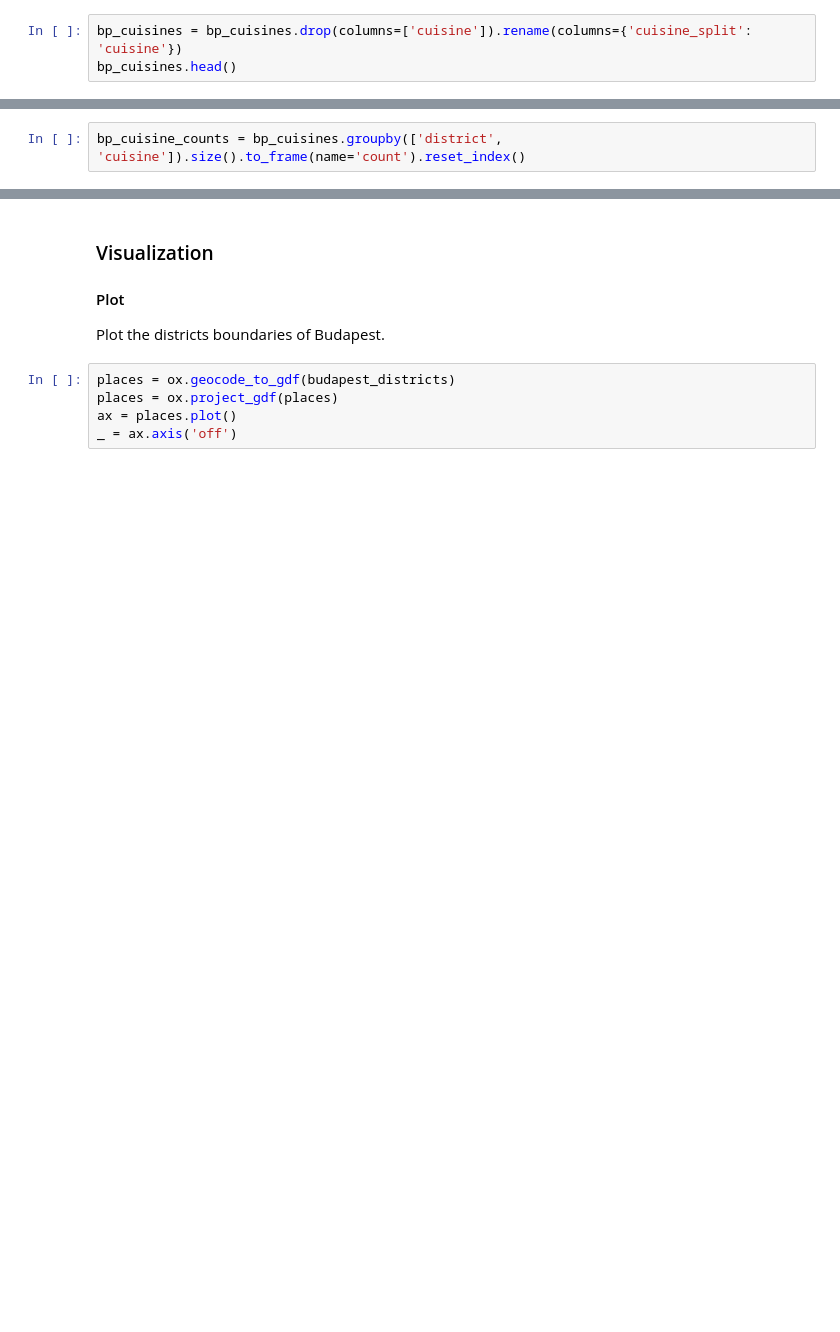
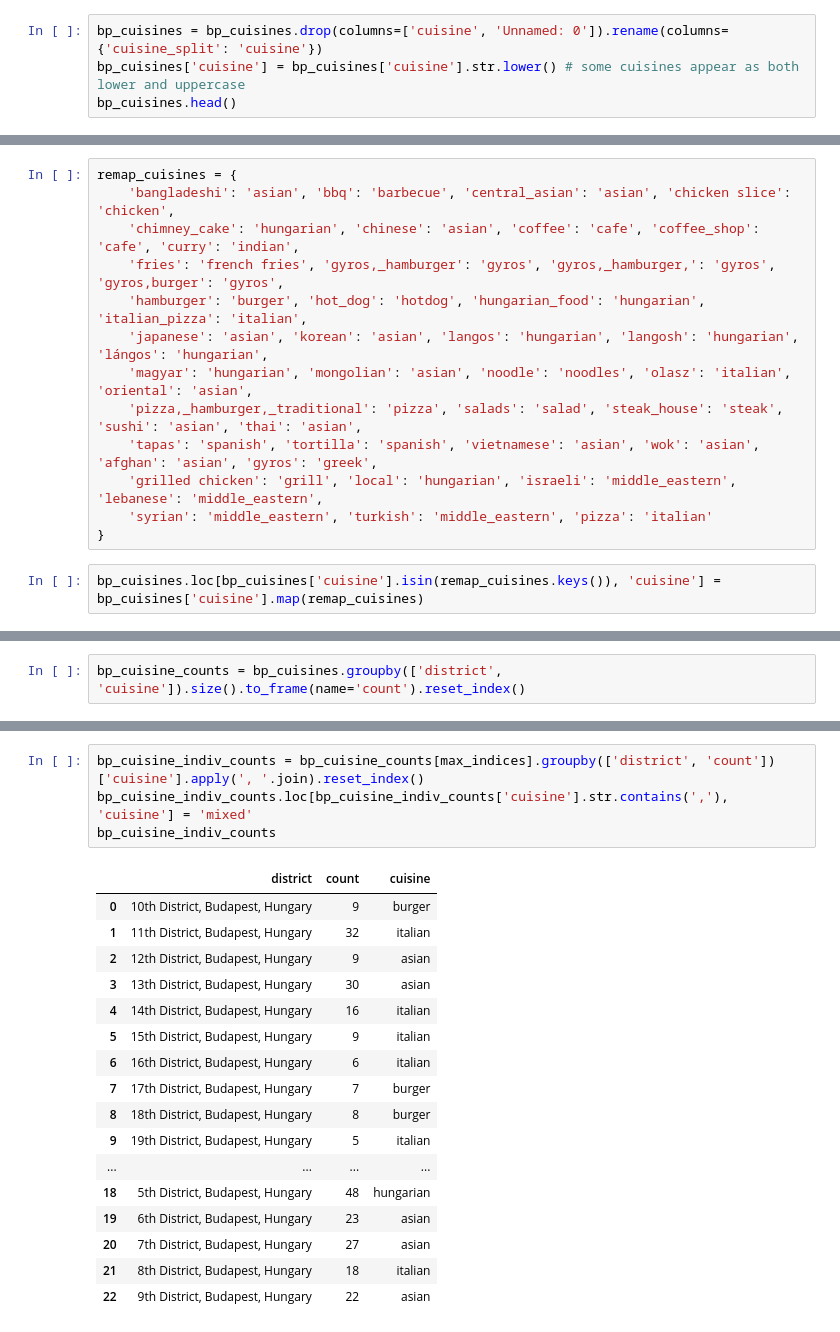
Before and after one commit to szigony/bp-district-restaurants, a Jupyter notebook: budapest-restaurants.ipynb, the cells around one changed output, grey strips where cells are left out. Cells and saved outputs as stored; diff of their text form; blank space fills up the shorter version.

```diff
--- a/budapest-restaurants.ipynb
+++ b/budapest-restaurants.ipynb
@@ -98,7 +112,8 @@ bp_cuisines.head()
 # %% [markdown]
 * I can get rid of the concatenated `cuisine` column and rename the `cuisine_split` column.
 # %%
-bp_cuisines = bp_cuisines.drop(columns=['cuisine']).rename(columns={'cuisine_split': 'cuisine'})
+bp_cuisines = bp_cuisines.drop(columns=['cuisine', 'Unnamed: 0']).rename(columns={'cuisine_split': 'cuisine'})
+bp_cuisines['cuisine'] = bp_cuisines['cuisine'].str.lower() # some cuisines appear as both lower and uppercase
 bp_cuisines.head()
 # %% [output]
 |  | unique_id | district | cuisine |
@@ -119,0 +141,15 @@ There are 1436 different restaurants in the dataset that serve 1854 cuisines alt
+# %%
+remap_cuisines = {
+    'bangladeshi': 'asian', 'bbq': 'barbecue', 'central_asian': 'asian', 'chicken slice': 'chicken',
+    'chimney_cake': 'hungarian', 'chinese': 'asian', 'coffee': 'cafe', 'coffee_shop': 'cafe', 'curry': 'indian',
+    'fries': 'french fries', 'gyros,_hamburger': 'gyros', 'gyros,_hamburger,': 'gyros', 'gyros,burger': 'gyros',
+    'hamburger': 'burger', 'hot_dog': 'hotdog', 'hungarian_food': 'hungarian', 'italian_pizza': 'italian',
+    'japanese': 'asian', 'korean': 'asian', 'langos': 'hungarian', 'langosh': 'hungarian', 'lángos': 'hungarian',
+    'magyar': 'hungarian', 'mongolian': 'asian', 'noodle': 'noodles', 'olasz': 'italian', 'oriental': 'asian',
+    'pizza,_hamburger,_traditional': 'pizza', 'salads': 'salad', 'steak_house': 'steak', 'sushi': 'asian', 'thai': 'asian',
+    'tapas': 'spanish', 'tortilla': 'spanish', 'vietnamese': 'asian', 'wok': 'asian', 'afghan': 'asian', 'gyros': 'greek',
+    'grilled chicken': 'grill', 'local': 'hungarian', 'israeli': 'middle_eastern', 'lebanese': 'middle_eastern',
+    'syrian': 'middle_eastern', 'turkish': 'middle_eastern', 'pizza': 'italian'
+}
+# %%
+bp_cuisines.loc[bp_cuisines['cuisine'].isin(remap_cuisines.keys()), 'cuisine'] = bp_cuisines['cuisine'].map(remap_cuisines)
@@ -127,9 +191,22 @@ bp_cuisine_counts[max_indices].sort_values('district')
-# %% [markdown]
-### Visualization
-#### Plot
-Plot the districts boundaries of Budapest.
-# %%
-places = ox.geocode_to_gdf(budapest_districts)
-places = ox.project_gdf(places)
-ax = places.plot()
-_ = ax.axis('off')
+# %%
+bp_cuisine_indiv_counts = bp_cuisine_counts[max_indices].groupby(['district', 'count'])['cuisine'].apply(', '.join).reset_index()
+bp_cuisine_indiv_counts.loc[bp_cuisine_indiv_counts['cuisine'].str.contains(','), 'cuisine'] = 'mixed'
+bp_cuisine_indiv_counts
+# %% [output]
+|  | district | count | cuisine |
+| 0 | 10th District, Budapest, Hungary | 9 | burger |
+| 1 | 11th District, Budapest, Hungary | 32 | italian |
+| 2 | 12th District, Budapest, Hungary | 9 | asian |
+| 3 | 13th District, Budapest, Hungary | 30 | asian |
+| 4 | 14th District, Budapest, Hungary | 16 | italian |
+| 5 | 15th District, Budapest, Hungary | 9 | italian |
+| 6 | 16th District, Budapest, Hungary | 6 | italian |
+| 7 | 17th District, Budapest, Hungary | 7 | burger |
+| 8 | 18th District, Budapest, Hungary | 8 | burger |
+| 9 | 19th District, Budapest, Hungary | 5 | italian |
+| ... | ... | ... | ... |
+| 18 | 5th District, Budapest, Hungary | 48 | hungarian |
+| 19 | 6th District, Budapest, Hungary | 23 | asian |
+| 20 | 7th District, Budapest, Hungary | 27 | asian |
+| 21 | 8th District, Budapest, Hungary | 18 | italian |
+| 22 | 9th District, Budapest, Hungary | 22 | asian |
```
Also changed, not shown: parts of 28 cells of this notebook, 2 other files.
